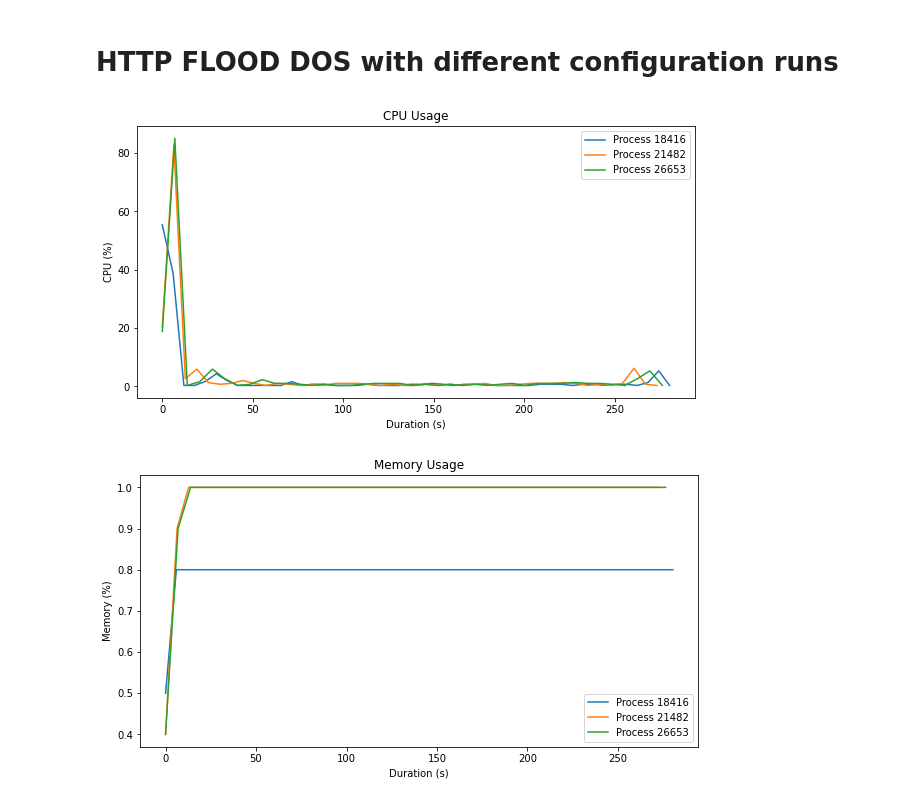
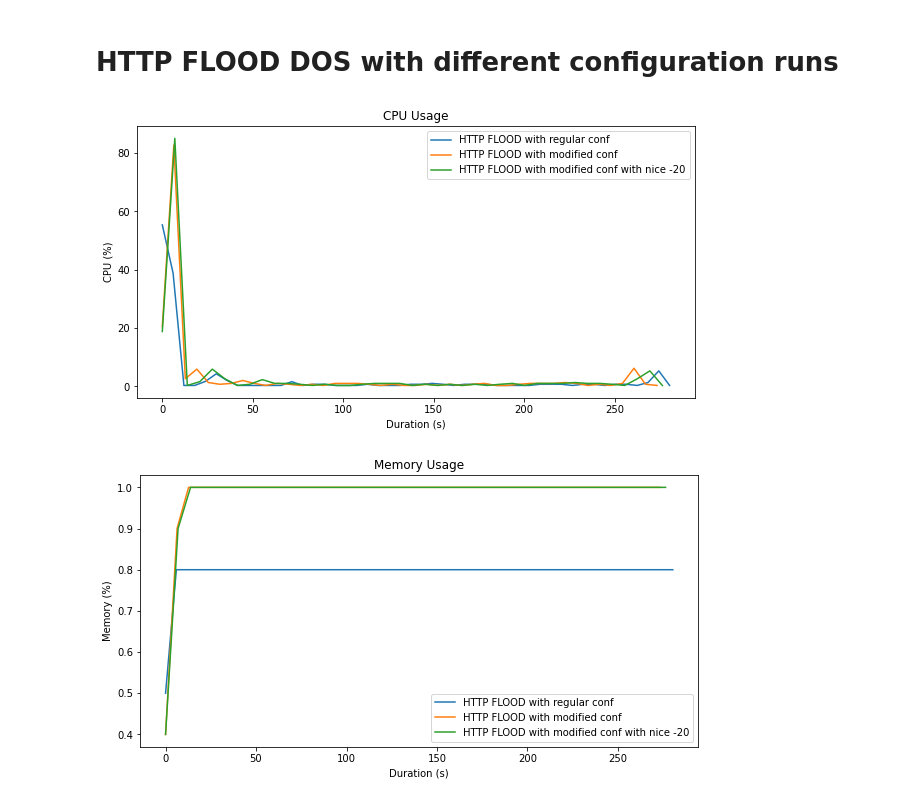
Before and after one commit to Toghrul000/Raspberry-Pi-IDS, a Jupyter notebook: RQ2/RQ2 codes.ipynb, the cells around one changed output. Saved outputs shown, nothing was run; the diff lists cells and outputs as text; code cells hidden in the pictures.

```diff
--- a/RQ2/RQ2 codes.ipynb
+++ b/RQ2/RQ2 codes.ipynb
@@ -9,6 +9,12 @@ durations = {
 "30134":"329.83446",
 "719":"331.74655",
 "3811":"331.89082"
+}
+
+ICMP_NAMES = {
+"30134":"ICMP FLOOD with regular conf",
+"719":"ICMP FLOOD with modified conf",
+"3811":"ICMP FLOOD with modified conf and nice -20"
 }
 
 
@@ -41,9 +47,11 @@ for pid, process_data in root_processes.items():
     duration = float(durations.get(pid, 0))
     # Create the x-axis values representing the duration
     time_values = [duration * (i / (len(process_data['cpu']) - 1)) for i in range(len(process_data['cpu']))]
-    plt.plot(time_values, process_data['cpu'], label='Process ' + pid)
+    #plt.plot(time_values, process_data['cpu'], label='Process ' + pid)
+    plt.plot(time_values, process_data['cpu'], label=ICMP_NAMES[pid])
 
 plt.legend()
+plt.savefig('ICMPs_CPU_RQ2.pdf')
 plt.show()
 
 # Plotting memory usage
@@ -57,8 +65,10 @@ for pid, process_data in root_processes.items():
     duration = float(durations.get(pid, 0))
     # Create the x-axis values representing the duration
     time_values = [duration * (i / (len(process_data['mem']) - 1)) for i in range(len(process_data['mem']))]
-    plt.plot(time_values, process_data['mem'], label='Process ' + pid)
+    #plt.plot(time_values, process_data['mem'], label='Process ' + pid)
+    plt.plot(time_values, process_data['mem'], label=ICMP_NAMES[pid])
 
 plt.legend()
+plt.savefig('ICMPs_MEM_RQ2.pdf')
 plt.show()
 # %% [output]
@@ -77,6 +87,12 @@ durations = {
 "13629":"328.98263"
 }
 
+
+SYN_NAMES = {
+"7648":"SYN FLOOD with regular conf",
+"10705":"SYN FLOOD with modified conf",
+"13629":"SYN FLOOD with modified conf and nice -20"
+}
 
 
 data = []
@@ -107,9 +123,11 @@ for pid, process_data in root_processes.items():
     duration = float(durations.get(pid, 0))
     # Create the x-axis values representing the duration
     time_values = [duration * (i / (len(process_data['cpu']) - 1)) for i in range(len(process_data['cpu']))]
-    plt.plot(time_values, process_data['cpu'], label='Process ' + pid)
+    #plt.plot(time_values, process_data['cpu'], label='Process ' + pid)
+    plt.plot(time_values, process_data['cpu'], label=SYN_NAMES[pid])
 
 plt.legend()
+plt.savefig('SYNs_CPU_RQ2.pdf')
 plt.show()
 
 # Plotting memory usage
@@ -123,8 +141,10 @@ for pid, process_data in root_processes.items():
     duration = float(durations.get(pid, 0))
     # Create the x-axis values representing the duration
     time_values = [duration * (i / (len(process_data['mem']) - 1)) for i in range(len(process_data['mem']))]
-    plt.plot(time_values, process_data['mem'], label='Process ' + pid)
+    #plt.plot(time_values, process_data['mem'], label='Process ' + pid)
+    plt.plot(time_values, process_data['mem'], label=SYN_NAMES[pid])
 
 plt.legend()
+plt.savefig('SYNs_MEM_RQ2.pdf')
 plt.show()
 # %% [output]
@@ -143,6 +163,11 @@ durations = {
 "26653":"276.32129"
 }
 
+HTTP_NAMES = {
+"18416":"HTTP FLOOD with regular conf",
+"21482":"HTTP FLOOD with modified conf",
+"26653":"HTTP FLOOD with modified conf with nice -20"
+}
 
 
 data = []
@@ -165,34 +190,38 @@ for entry in data:
 # Plotting CPU usage
 plt.figure(figsize=(10, 5))
 plt.title('CPU Usage')
 plt.xlabel('Duration (s)')
 plt.ylabel('CPU (%)')
 
 for pid, process_data in root_processes.items():
     # Get the duration for the process
     duration = float(durations.get(pid, 0))
     # Create the x-axis values representing the duration
     time_values = [duration * (i / (len(process_data['cpu']) - 1)) for i in range(len(process_data['cpu']))]
-    plt.plot(time_values, process_data['cpu'], label='Process ' + pid)
+    #plt.plot(time_values, process_data['cpu'], label='Process ' + pid)
+    plt.plot(time_values, process_data['cpu'], label=HTTP_NAMES[pid])
 
 plt.legend()
+plt.savefig('HTTPs_CPU_RQ2.pdf')
 plt.show()
 
 # Plotting memory usage
 plt.figure(figsize=(10, 5))
 plt.title('Memory Usage')
 plt.xlabel('Duration (s)')
 plt.ylabel('Memory (%)')
 
 for pid, process_data in root_processes.items():
     # Get the duration for the process
     duration = float(durations.get(pid, 0))
     # Create the x-axis values representing the duration
     time_values = [duration * (i / (len(process_data['mem']) - 1)) for i in range(len(process_data['mem']))]
-    plt.plot(time_values, process_data['mem'], label='Process ' + pid)
+    #plt.plot(time_values, process_data['mem'], label='Process ' + pid)
+    plt.plot(time_values, process_data['mem'], label=HTTP_NAMES[pid])
 
 plt.legend()
+plt.savefig('HTTPs_MEM_RQ2.pdf')
 plt.show()
 # %% [output]
-[figure, old version]
+[figure, new version]
-[figure, old version]
+[figure, new version]
```
Also changed, not shown: parts of 2 cells of this notebook, 34 other files.
